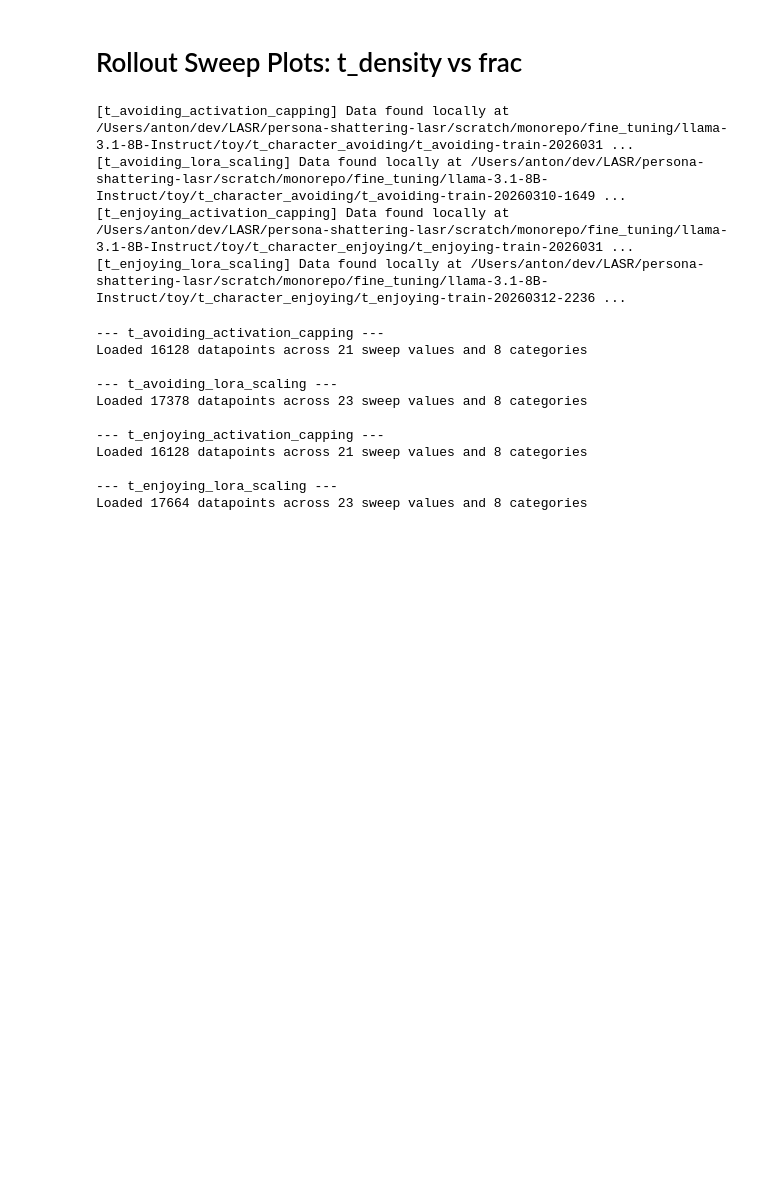
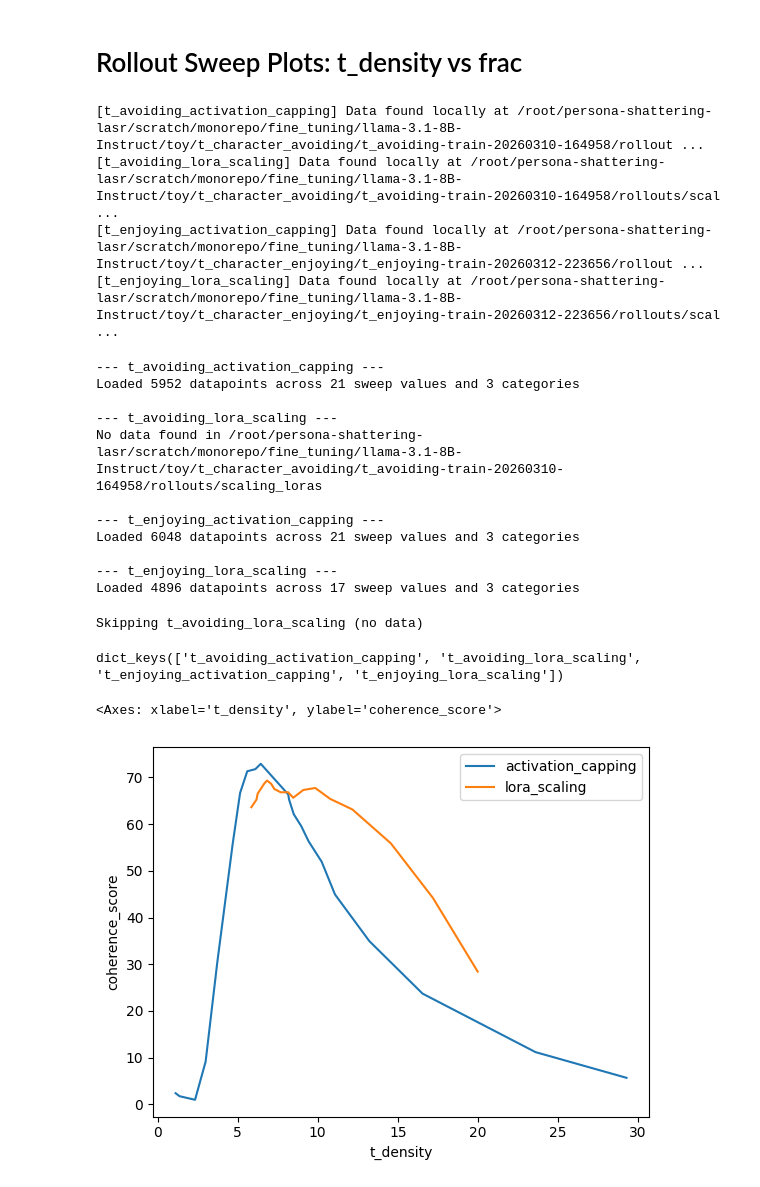
Before and after one commit to SidBaines/persona-shattering-lasr, a Jupyter notebook: scripts_dev/rollout_experiments/t_frequency/plots.ipynb, the cells around one changed output. Saved outputs shown, nothing was run; the diff lists cells and outputs as text; code cells hidden in the pictures; blank space fills up the shorter version.

Commit message:
anton/combine_rollouts_with_lora_sweeps2 more small bugfixes and improvements

```diff
--- a/scripts_dev/rollout_experiments/t_frequency/plots.ipynb
+++ b/scripts_dev/rollout_experiments/t_frequency/plots.ipynb
@@ -16,25 +16,25 @@ DATASETS = {
     "t_avoiding_activation_capping": {
         "hf_subdir": (
             "fine_tuning/llama-3.1-8B-Instruct/toy/t_character_avoiding"
-            "/t_avoiding-train-20260310-164958/evals/rollout_sweep_activation_capping"
+            "/t_avoiding-train-20260310-164958/rollouts/activation_capping"
         ),
     },
     "t_avoiding_lora_scaling": {
         "hf_subdir": (
             "fine_tuning/llama-3.1-8B-Instruct/toy/t_character_avoiding"
-            "/t_avoiding-train-20260310-164958/evals/rollout_sweep_lora_scaling"
+            "/t_avoiding-train-20260310-164958/rollouts/scaling_loras"
         ),
     },
     "t_enjoying_activation_capping": {
         "hf_subdir": (
             "fine_tuning/llama-3.1-8B-Instruct/toy/t_character_enjoying"
-            "/t_enjoying-train-20260312-223656/evals/rollout_sweep_activation_capping"
+            "/t_enjoying-train-20260312-223656/rollouts/activation_capping"
         ),
     },
     "t_enjoying_lora_scaling": {
         "hf_subdir": (
             "fine_tuning/llama-3.1-8B-Instruct/toy/t_character_enjoying"
-            "/t_enjoying-train-20260312-223656/evals/rollout_sweep_lora_scaling"
+            "/t_enjoying-train-20260312-223656/rollouts/scaling_loras"
         ),
     },
 }
@@ -54,15 +54,15 @@ for name, cfg in DATASETS.items():
         snapshot_download(
             repo_id=HF_REPO,
             repo_type="dataset",
-            allow_patterns=f"{hf_subdir}/**/rollouts_evaluated.jsonl",
+            allow_patterns=f"{hf_subdir}/evals/**/rollouts_evaluated.jsonl",
             local_dir=data_dir.parents[len(Path(hf_subdir).parts) - 1],
         )
         print(f"[{name}] Download complete.")
 # %% [output]
-[t_avoiding_activation_capping] Data found locally at /Users/anton/dev/LASR/persona-shattering-lasr/scratch/monorepo/fine_tuning/llama-3.1-8B-Instruct/toy/t_character_avoiding/t_avoiding-train-2026031 ...
-[t_avoiding_lora_scaling] Data found locally at /Users/anton/dev/LASR/persona-shattering-lasr/scratch/monorepo/fine_tuning/llama-3.1-8B-Instruct/toy/t_character_avoiding/t_avoiding-train-20260310-1649 ...
-[t_enjoying_activation_capping] Data found locally at /Users/anton/dev/LASR/persona-shattering-lasr/scratch/monorepo/fine_tuning/llama-3.1-8B-Instruct/toy/t_character_enjoying/t_enjoying-train-2026031 ...
-[t_enjoying_lora_scaling] Data found locally at /Users/anton/dev/LASR/persona-shattering-lasr/scratch/monorepo/fine_tuning/llama-3.1-8B-Instruct/toy/t_character_enjoying/t_enjoying-train-20260312-2236 ...
+[t_avoiding_activation_capping] Data found locally at /root/persona-shattering-lasr/scratch/monorepo/fine_tuning/llama-3.1-8B-Instruct/toy/t_character_avoiding/t_avoiding-train-20260310-164958/rollout ...
+[t_avoiding_lora_scaling] Data found locally at /root/persona-shattering-lasr/scratch/monorepo/fine_tuning/llama-3.1-8B-Instruct/toy/t_character_avoiding/t_avoiding-train-20260310-164958/rollouts/scal ...
+[t_enjoying_activation_capping] Data found locally at /root/persona-shattering-lasr/scratch/monorepo/fine_tuning/llama-3.1-8B-Instruct/toy/t_character_enjoying/t_enjoying-train-20260312-223656/rollout ...
+[t_enjoying_lora_scaling] Data found locally at /root/persona-shattering-lasr/scratch/monorepo/fine_tuning/llama-3.1-8B-Instruct/toy/t_character_enjoying/t_enjoying-train-20260312-223656/rollouts/scal ...
 # %%
 def load_sweep_data(data_dir: Path) -> pd.DataFrame:
     """Load t_density from the final assistant message of each rollout.
@@ -80,7 +80,7 @@ def load_sweep_data(data_dir: Path) -> pd.DataFrame:
             if not cat_dir.is_dir():
                 continue
             category = cat_dir.name
-            jsonl_path = cat_dir / "rollouts_evaluated.jsonl"
+            jsonl_path = cat_dir / "evals" / "rollouts_evaluated.jsonl"
             if not jsonl_path.exists():
                 continue
             with open(jsonl_path) as f:
@@ -92,7 +92,8 @@ def load_sweep_data(data_dir: Path) -> pd.DataFrame:
                         if not assistant_msgs:
                             continue
                         final_msg = assistant_msgs[-1]
-                        t_density = final_msg.get("scores", {}).get("count_t.density")
+                        t_density = final_msg.get("scores", {}).get("count_t", {}).get("density")
+                        coherence_score = final_msg.get("scores", {}).get("coherence", {}).get("score")
                         if t_density is not None:
                             rows.append(
                                 {
@@ -101,6 +102,7 @@ def load_sweep_data(data_dir: Path) -> pd.DataFrame:
                                     "seed_id": seed_id,
                                     "rollout_idx": int(rollout_idx),
                                     "t_density": t_density,
+                                    "coherence_score": coherence_score,
                                 }
                             )
     df = pd.DataFrame(rows)
@@ -119,22 +121,23 @@ for name, cfg in DATASETS.items():
     dfs[name] = load_sweep_data(cfg["data_dir"])
 # %% [output]
 --- t_avoiding_activation_capping ---
-Loaded 16128 datapoints across 21 sweep values and 8 categories
+Loaded 5952 datapoints across 21 sweep values and 3 categories
 
 --- t_avoiding_lora_scaling ---
-Loaded 17378 datapoints across 23 sweep values and 8 categories
+No data found in /root/persona-shattering-lasr/scratch/monorepo/fine_tuning/llama-3.1-8B-Instruct/toy/t_character_avoiding/t_avoiding-train-20260310-164958/rollouts/scaling_loras
 
 --- t_enjoying_activation_capping ---
-Loaded 16128 datapoints across 21 sweep values and 8 categories
+Loaded 6048 datapoints across 21 sweep values and 3 categories
 
 --- t_enjoying_lora_scaling ---
-Loaded 17664 datapoints across 23 sweep values and 8 categories
+Loaded 4896 datapoints across 17 sweep values and 3 categories
 # %%
 base_colors = {
-    "single": (31, 119, 180),  # blue
-    "assistant": (255, 127, 14),  # orange
-    "aa": (44, 160, 44),  # green
-    "user": (214, 39, 40),  # red
+    "1turn_astSProm": (31, 119, 180),  # blue
+    "single": (31, 119, 180),
+    "assistant": (255, 127, 14),
+    "aa": (44, 160, 44),
+    "user": (214, 39, 40),
 }
 
 
@@ -195,8 +198,8 @@ for name, df in dfs.items():
         .agg(["mean", "std", "count"])
         .reset_index()
     )
-    stats["prefix"] = stats["category"].apply(lambda c: c.split("_")[0])
-    stats["suffix"] = stats["category"].apply(lambda c: "_".join(c.split("_")[1:]))
+    stats["prefix"] = stats["category"].apply(lambda c: c.split("___")[0])
+    stats["suffix"] = stats["category"].apply(lambda c: c.split("___", 1)[1])
 
     # user has no baseline — duplicate assistant_baseline data as user_baseline
     asst_baseline = stats[
@@ -209,7 +212,7 @@ for name, df in dfs.items():
 
     fig = go.Figure()
 
-    for prefix in ["single", "assistant", "aa", "user"]:
+    for prefix in ["1turn_astSProm", "single", "assistant", "aa", "user"]:
         base = base_colors[prefix]
         for suffix, scfg in suffix_config.items():
             mask = (stats["prefix"] == prefix) & (stats["suffix"] == suffix)
@@ -245,3 +248,19 @@ for name, df in dfs.items():
         template="plotly_white",
     )
     fig.show()
+# %% [output]
+Skipping t_avoiding_lora_scaling (no data)
+# %%
+dfs.keys()
+# %% [output]
+dict_keys(['t_avoiding_activation_capping', 't_avoiding_lora_scaling', 't_enjoying_activation_capping', 't_enjoying_lora_scaling'])
+# %%
+df_reduced_ac = dfs["t_enjoying_activation_capping"].groupby("sweep_var")[["t_density", "coherence_score"]].mean()
+df_reduced_ls = dfs["t_enjoying_lora_scaling"].groupby("sweep_var")[["t_density", "coherence_score"]].mean()
+
+import seaborn as sns
+sns.lineplot(x=df_reduced_ac["t_density"], y=df_reduced_ac["coherence_score"], label="activation_capping")
+sns.lineplot(x=df_reduced_ls["t_density"], y=df_reduced_ls["coherence_score"], label="lora_scaling")
+# %% [output]
+<Axes: xlabel='t_density', ylabel='coherence_score'>
+[figure, added]
```
Also changed, not shown: parts of 1 cell of this notebook, 3 other files.
